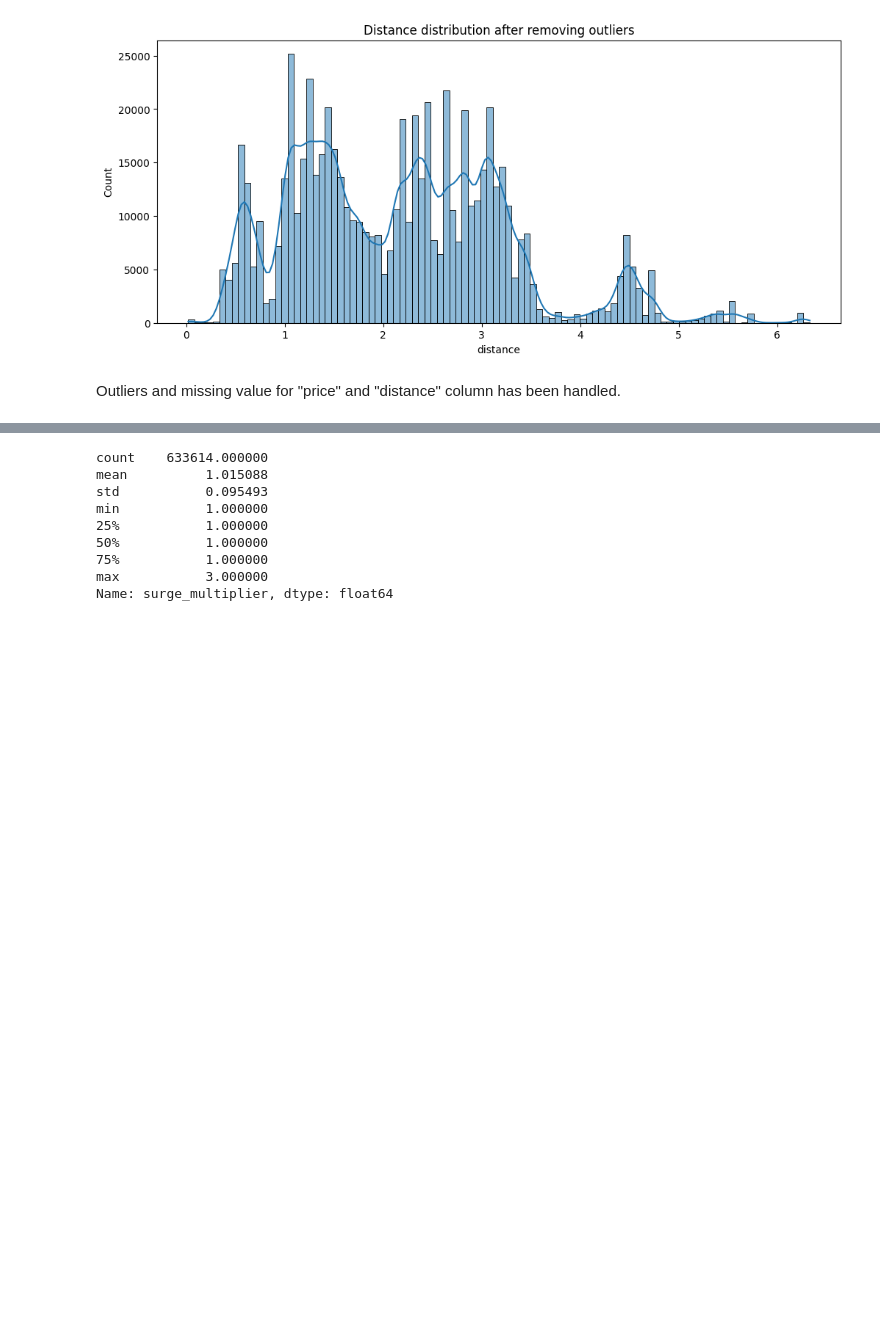
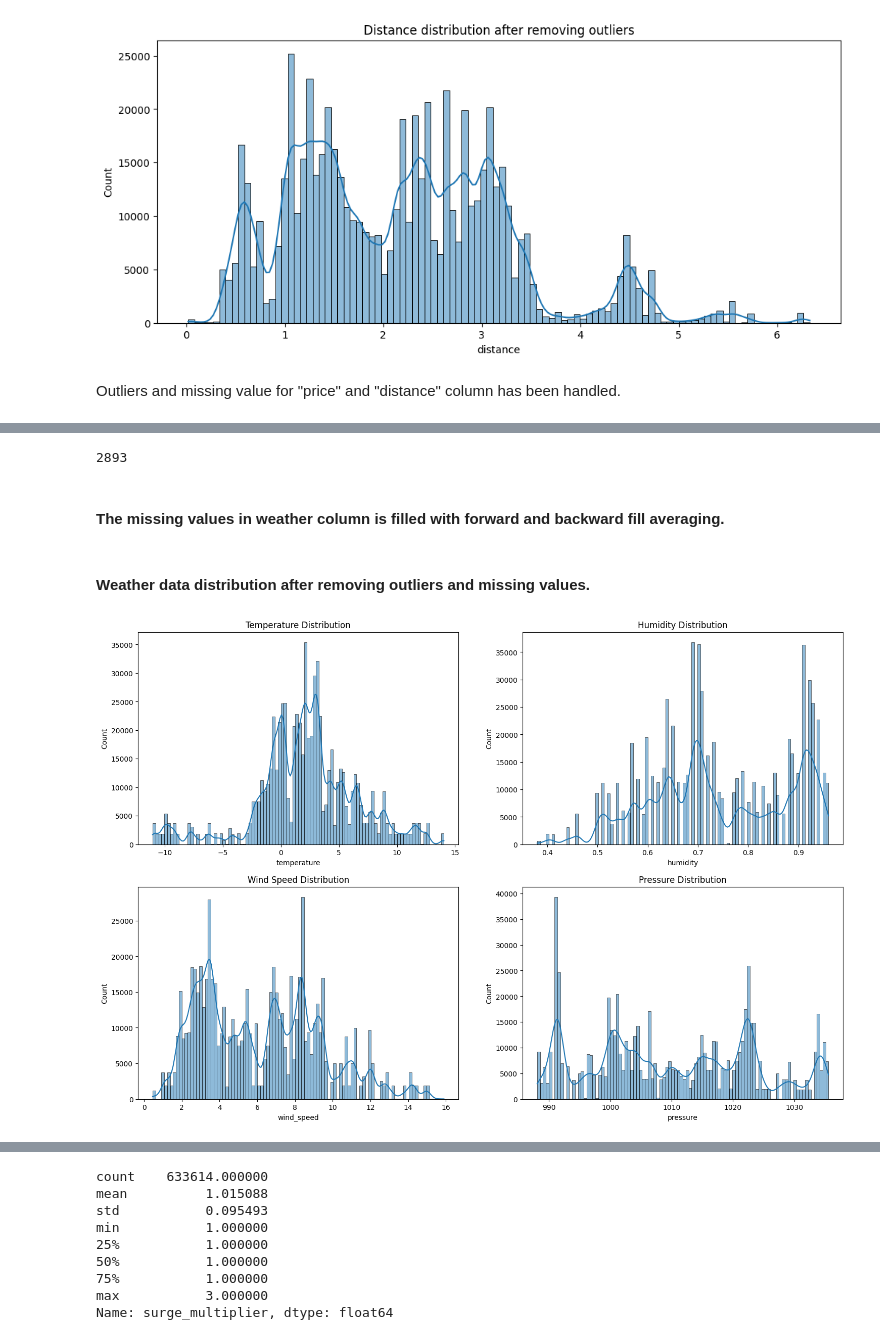
Before and after one commit to Mahir-Uddin0/Uber-Fare-Prediction, a Jupyter notebook: Notebooks/Data Preprocessing.ipynb, the cells around one changed output, grey strips where cells are left out. Saved outputs shown, nothing was run; the diff lists cells and outputs as text; code cells hidden in the pictures; blank space fills up the shorter version.

```diff
--- a/Notebooks/Data Preprocessing.ipynb
+++ b/Notebooks/Data Preprocessing.ipynb
@@ -574,7 +658,7 @@ plt.show()
 Q3 = df["temperature"].quantile(0.75)
 Q1 = df["temperature"].quantile(0.25)
 IQR = Q3 - Q1
-temp_threshold = Q3 + 1.5*IQR
+temp_threshold = Q3 + 2*IQR
 print("Temperature Threshold: ",temp_threshold)
 df.loc[df["temperature"]>temp_threshold, "temperature"] = np.nan
 # %% [output]
@@ -581,0 +666,7 @@ Temperature Threshold:  53.919999999999995
+# %%
+Q3 = df["wind_speed"].quantile(0.75)
+Q1 = df["wind_speed"].quantile(0.25)
+IQR = Q3 - Q1
+wind_threshold = Q3 + 1.5*IQR
+print("Wind Speed Threshold: ",wind_threshold)
+df.loc[df["wind_speed"]>wind_threshold, "wind_speed"] = np.nan
@@ -586,8 +679,36 @@ df["temperature"].isnull().sum()
+# %%
+df["wind_speed"].isnull().sum()
+# %% [output]
+2893
+# %% [markdown]
+#### The missing values in weather column is filled with forward and backward fill averaging.
 # %%
-weather_cols = ["temperature", "humidity", "pressure"]
+weather_cols = ["temperature", "humidity", "wind_speed", "pressure"]
 
 for col in weather_cols:
     df[col] = ((df[col].ffill() + df[col].bfill()) / 2).round(2)
+# %% [markdown]
+#### Weather data distribution after removing outliers and missing values.
+# %%
+plt.figure(figsize=(18,12))
+plt.subplot(2,2,1)
+sns.histplot(df["temperature"], bins=100, kde=True)
+plt.title("Temperature Distribution")
+
+plt.subplot(2,2,2)
+sns.histplot(df["humidity"], bins=100, kde=True)
+plt.title("Humidity Distribution")
+
+plt.subplot(2,2,3)
+sns.histplot(df["wind_speed"], bins=100, kde=True)
+plt.title("Wind Speed Distribution")
+
+plt.subplot(2,2,4)
+sns.histplot(df["pressure"], bins=100, kde=True)
+plt.title("Pressure Distribution")
+plt.show()
+# %% [output]
+[figure, added]
 # %%
 df.isnull().sum()
 # %% [output]
```
Also changed, not shown: parts of 44 cells of this notebook.
